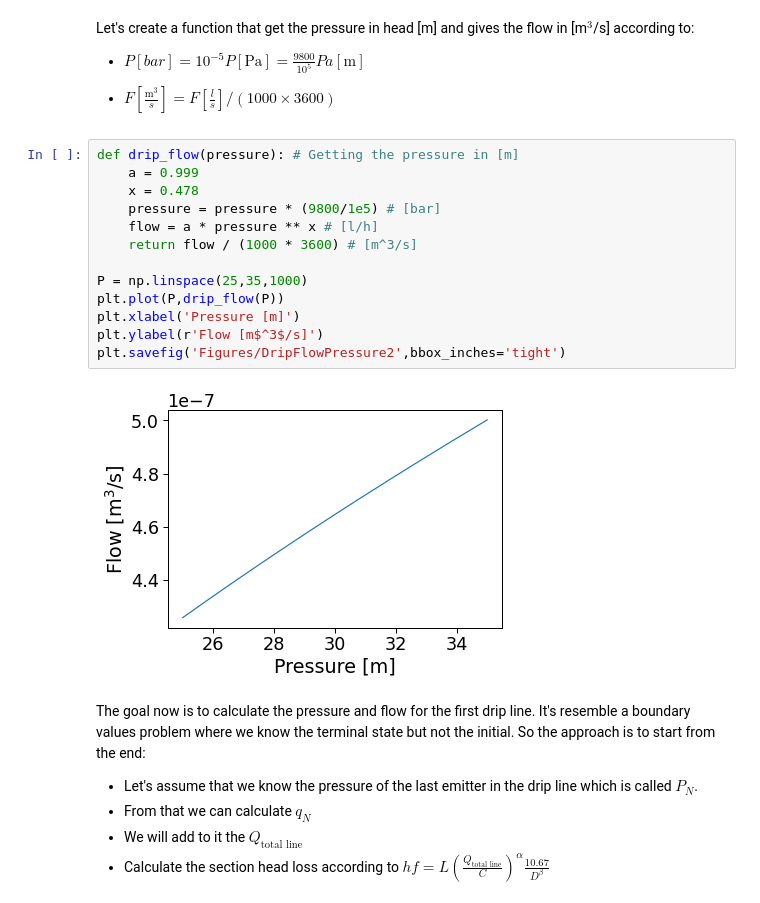
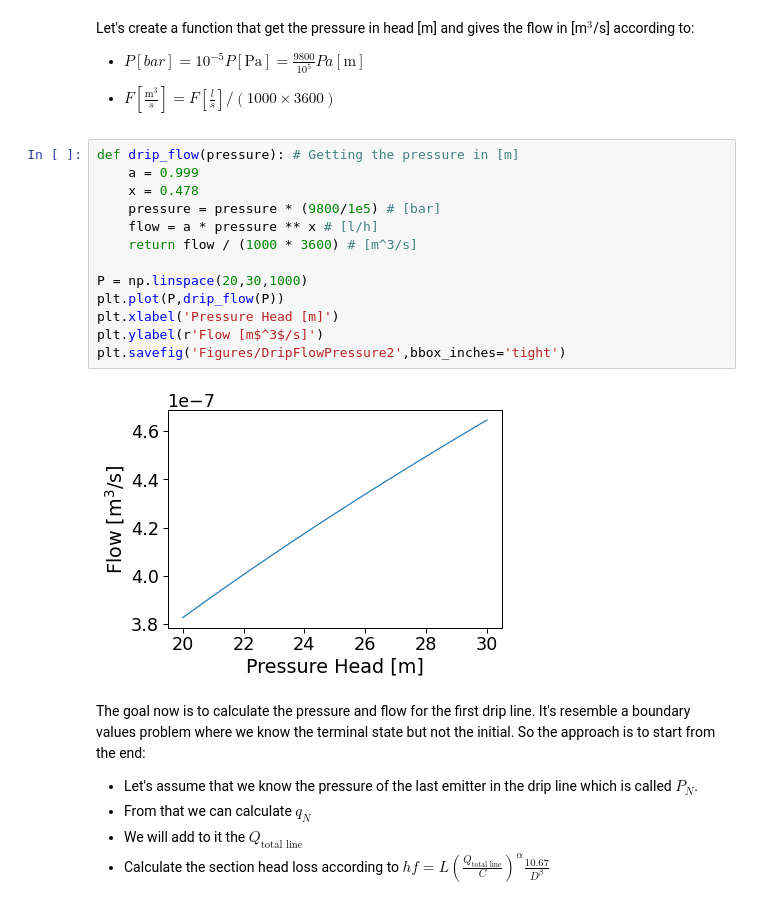
Before and after one commit to YuvalBayer/IrrigationProject, a Jupyter notebook: NB3_Creating_Drip_Estimator.ipynb, the cells around one changed output. Cells and saved outputs as stored; diff of their text form.

```diff
--- a/NB3_Creating_Drip_Estimator.ipynb
+++ b/NB3_Creating_Drip_Estimator.ipynb
@@ -86,18 +86,18 @@ Let's create a function that get the pressure in head [m] and gives the flow in
 # %%
 def drip_flow(pressure): # Getting the pressure in [m]
     a = 0.999
     x = 0.478
     pressure = pressure * (9800/1e5) # [bar]
     flow = a * pressure ** x # [l/h]
     return flow / (1000 * 3600) # [m^3/s]
 
-P = np.linspace(25,35,1000)
+P = np.linspace(20,30,1000)
 plt.plot(P,drip_flow(P))
-plt.xlabel('Pressure [m]')
+plt.xlabel('Pressure Head [m]')
 plt.ylabel(r'Flow [m$^3$/s]')
 plt.savefig('Figures/DripFlowPressure2',bbox_inches='tight')
 # %% [output]
-[figure, old version]
+[figure, new version]
 # %% [markdown]
 The goal now is to calculate the pressure and flow for the first drip line. It's resemble a boundary values problem where we know the terminal state but not the initial. So the approach is to start from the end:
 
```
Also changed, not shown: parts of 3 cells of this notebook, 8 other files.
